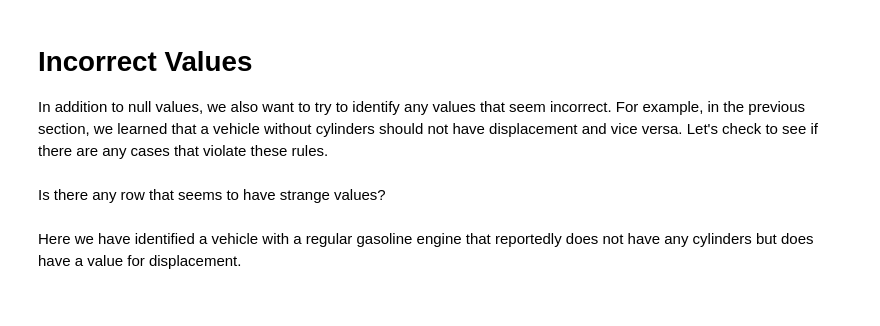
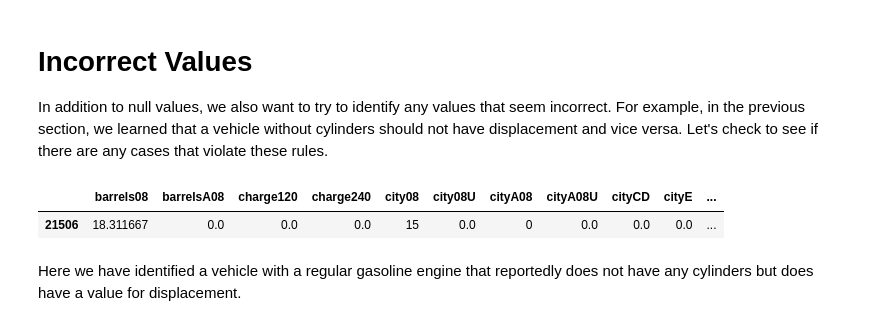
Before and after one commit to Ironhack-Data-Madrid-Mayo-2022/2.4-lab-data-cleaning, a Jupyter notebook: your-code/main.ipynb, the cells around one changed output. Drawn from its saved outputs; the diff is of its cells as text; code cells hidden in the pictures.

```diff
--- a/your-code/main.ipynb
+++ b/your-code/main.ipynb
@@ -69,5 +120,8 @@ We can see that some columns have relatively few null values while others have t
 ## Remove the columns that have more than 10,000 null values in them
 # %% [markdown]
 In Pandas, we can do that using the drop method. For our purposes, let's remove the columns that have more than 10,000 null values in them. We will add these column names to a list, and then we will pass those columns to the drop method and indicate that we want columns (not rows) dropped by setting the axis parameter to 1.
+# %%
+#your code
+data.drop(columns= data.isnull().sum()[data.isnull().sum()>1e4].index, inplace=True)
 # %%
 #your code
@@ -87,0 +160,4 @@ Keep only the columns you think are useful
+# %%
+#your code
+data.displ.fillna(0,inplace=True)
+data.isnull().sum()[data.isnull().sum()>0]
@@ -87,0 +169,3 @@ Keep only the columns you think are useful
+# %%
+data.cylinders.fillna(0,inplace=True)
+data.isnull().sum()[data.isnull().sum()>0]
@@ -96,5 +188,7 @@ Now that we have filled in those null values, there are only two columns in the
 In addition to null values, we also want to try to identify any values that seem incorrect. For example, in the previous section, we learned that a vehicle without cylinders should not have displacement and vice versa. Let's check to see if there are any cases that violate these rules.
 # %%
 #your code
+data[(data.displ!=0) &(data.cylinders==0)]
+# %% [output]
+|  | barrels08 | barrelsA08 | charge120 | charge240 | city08 | city08U | cityA08 | cityA08U | cityCD | cityE | ... |
+| 21506 | 18.311667 | 0.0 | 0.0 | 0.0 | 15 | 0.0 | 0 | 0.0 | 0.0 | 0.0 | ... |
-# %% [markdown]
-Is there any row that seems to have strange values?
```
Also changed, not shown: parts of 35 cells of this notebook, 1 other file.
